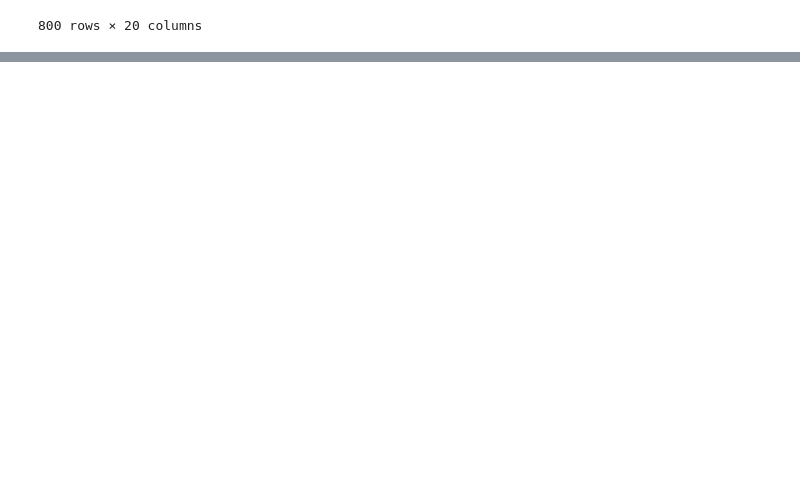
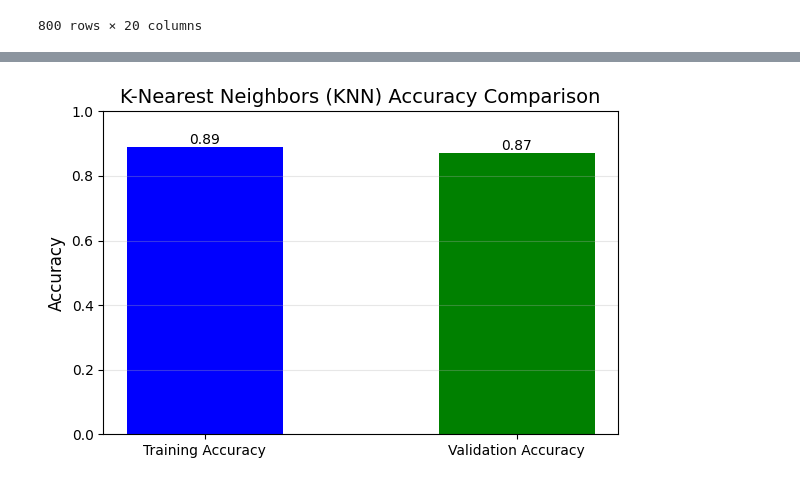
Before and after one commit to vanshika2424/Autismpredictionml, a Jupyter notebook: Autism_Prediction_using_Machine_Learning.ipynb, the cells around one changed output, grey strips where cells are left out. Drawn from its saved outputs; the diff is of its cells as text; code cells hidden in the pictures; blank space fills up the shorter version.

```diff
--- a/Autism_Prediction_using_Machine_Learning.ipynb
+++ b/Autism_Prediction_using_Machine_Learning.ipynb
@@ -452,0 +425,30 @@ plt.show()
+# %%
+import matplotlib.pyplot as plt
+
+# Training and Validation accuracy for KNN
+train_accuracy = 0.89  # Replace with actual training accuracy for KNN
+val_accuracy = 0.87    # Replace with actual validation accuracy for KNN
+
+# Labels and values
+metrics = ['Training Accuracy', 'Validation Accuracy']
+values = [train_accuracy, val_accuracy]
+
+# Plotting the bar chart
+plt.figure(figsize=(6, 4))
+plt.bar(metrics, values, color=['blue', 'green'], width=0.5)
+
+# Adding text annotations
+for i, value in enumerate(values):
+    plt.text(i, value + 0.01, f"{value:.2f}", ha='center', fontsize=10)
+
+# Titles and labels
+plt.title("K-Nearest Neighbors (KNN) Accuracy Comparison", fontsize=14)
+plt.ylabel("Accuracy", fontsize=12)
+plt.ylim(0, 1)  # Set y-axis range from 0 to 1 for better visualization
+plt.grid(axis='y', alpha=0.3)
+
+# Show the plot
+plt.tight_layout()
+plt.show()
+# %% [output]
+[figure, added]
```
Also changed, not shown: parts of 31 cells of this notebook.
